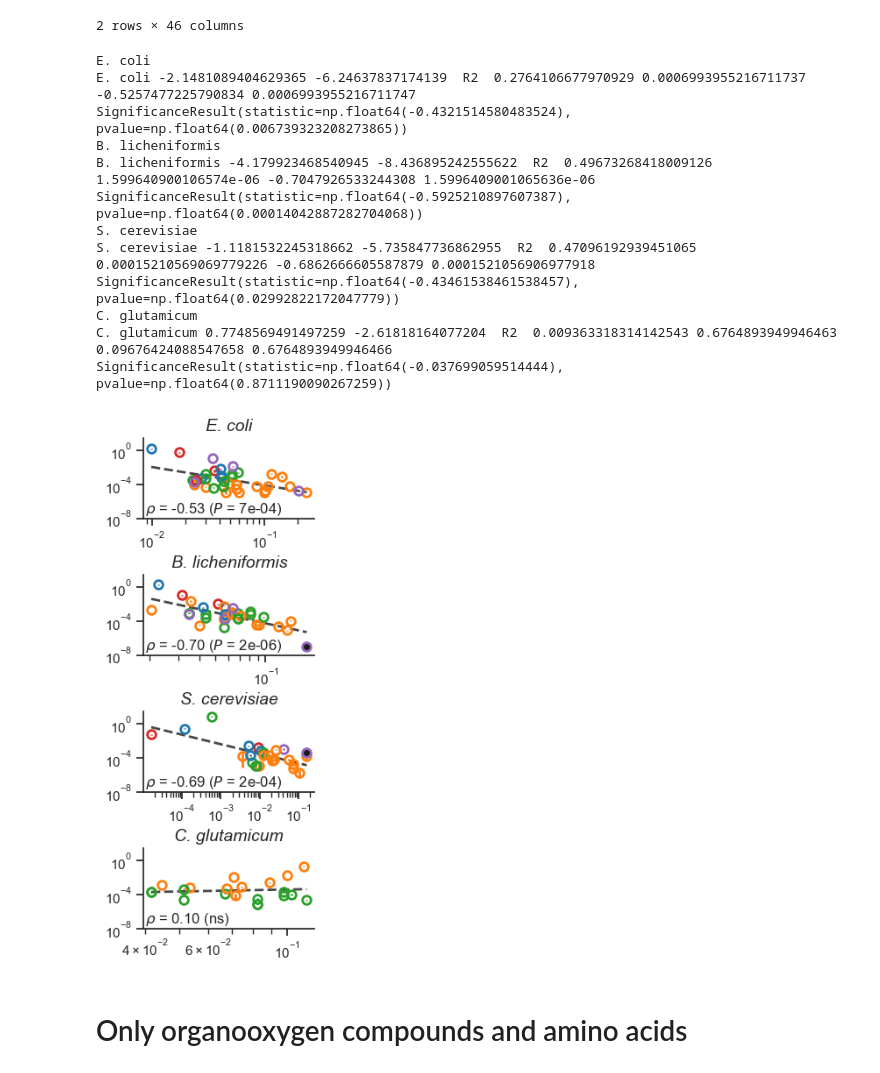
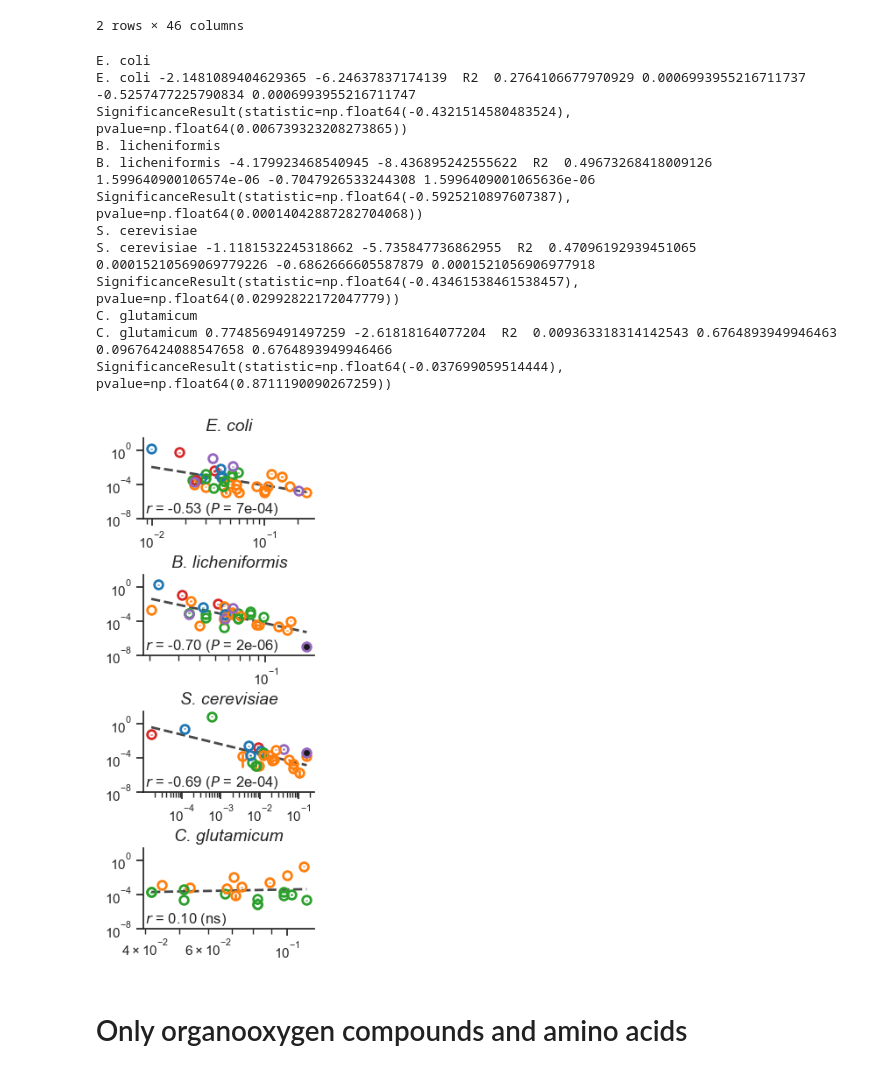
Before and after one commit to Mitri-lab/metabolite-release, a Jupyter notebook: notebooks/1_release_rates/4_div/4C_make_figure_1.ipynb, the cells around one changed output. Cells and saved outputs as stored; diff of their text form; code cells hidden in the pictures.

```diff
--- a/notebooks/1_release_rates/4_div/4C_make_figure_1.ipynb
+++ b/notebooks/1_release_rates/4_div/4C_make_figure_1.ipynb
@@ -316,41 +316,41 @@ for i, species in enumerate(species_list):
         pval_label = f'$P$ = {pearson_p:.0e}'#p<0.001'
     else:
         pval_label='ns'
-    axes[i].annotate(fr'$\rho$ = {rvalue:.2f} ({pval_label})', (0.01, 0.01), xycoords = 'axes fraction', va = 'bottom', ha = 'left')#, fontsize = 10)
+    axes[i].annotate(fr'$r$ = {rvalue:.2f} ({pval_label})', (0.01, 0.01), xycoords = 'axes fraction', va = 'bottom', ha = 'left')#, fontsize = 10)
     axes[i].set_yscale('log')
     axes[i].set_xscale('log')
     axes[i].set_ylim([1e-8, 30])
     # axes[i].set_xlim(min(1e-2, xarr10.min()*0.8), max(xarr10.max()*1.2, 0.3))
     # sns.regplot(x = logx, y = logy, scatter = False, color = 'gray', ax = axes[i], line_kws={'ls':'--', 'lw': 2})#, truncate=False
 
 # axes[0].set_ylabel(r'$\rm{log}_{10}$(Rate [mmol/gDW/h])')
 # fig.supylabel(r'Rate [$\rm{mmol \cdot gDW^{-1} \cdot h^{-1}}$]')
 # axes[3].set_ylim([1e-5, 1])
 
 
 # axes[1].set_xlim([1e-2, 0])
 # axes[2].set_ylim(-8, 0)
 sns.despine()
 # fig.supxlabel(r'Metabolite value [$\rm{gDW \cdot mmol^{-1}}$]', y = 0.01, size = 14)
 # plt.tight_layout()
 plt.subplots_adjust(wspace = 0.6, hspace = 0.7, left=0.3, right=0.95, top=0.9, bottom=0.1)
 plt.savefig(figure_folder / '1_paczia_rates.pdf')
 # sns.scatterplot(data = df_no_cg_p, x = 'log10(Metabolite value [gDW/mmol])', y = 'log10(Rate [mmol/gDW/h])')
 # p = sns.relplot(data = df_no_cg_p, x = 'log10(Metabolite value [gDW/mmol])', y = 'log10(Rate [mmol/gDW/h])', col = 'Species', col_wrap=3, hue = 'Compound class', s = 100, facet_kws={'sharex': False, 'sharey': False})
 # %% [output]
 E. coli
 E. coli -2.1481089404629365 -6.24637837174139  R2  0.2764106677970929 0.0006993955216711737 -0.5257477225790834 0.0006993955216711747
 SignificanceResult(statistic=np.float64(-0.4321514580483524), pvalue=np.float64(0.006739323208273865))
 B. licheniformis
 B. licheniformis -4.179923468540945 -8.436895242555622  R2  0.49673268418009126 1.599640900106574e-06 -0.7047926533244308 1.5996409001065636e-06
 SignificanceResult(statistic=np.float64(-0.5925210897607387), pvalue=np.float64(0.00014042887282704068))
 S. cerevisiae
 S. cerevisiae -1.1181532245318662 -5.735847736862955  R2  0.47096192939451065 0.00015210569069779226 -0.6862666605587879 0.0001521056906977918
 SignificanceResult(statistic=np.float64(-0.43461538461538457), pvalue=np.float64(0.02992822172047779))
 C. glutamicum
 C. glutamicum 0.7748569491497259 -2.61818164077204  R2  0.009363318314142543 0.6764893949946463 0.09676424088547658 0.6764893949946466
 SignificanceResult(statistic=np.float64(-0.037699059514444), pvalue=np.float64(0.8711190090267259))
-[figure, old version]
+[figure, new version]
 # %% [markdown]
 # Only organooxygen compounds and amino acids
 # %%
```
Also changed, not shown: parts of 6 cells of this notebook, 1 other file.
